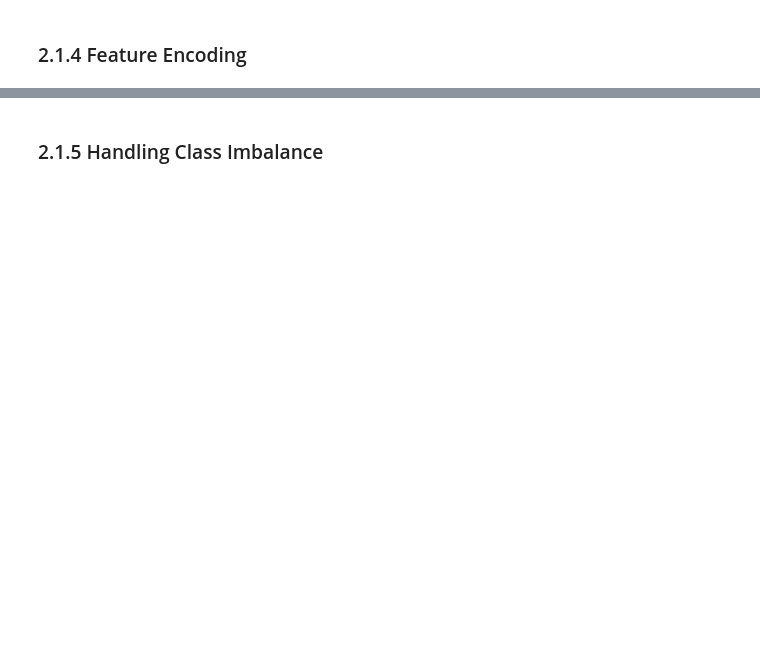
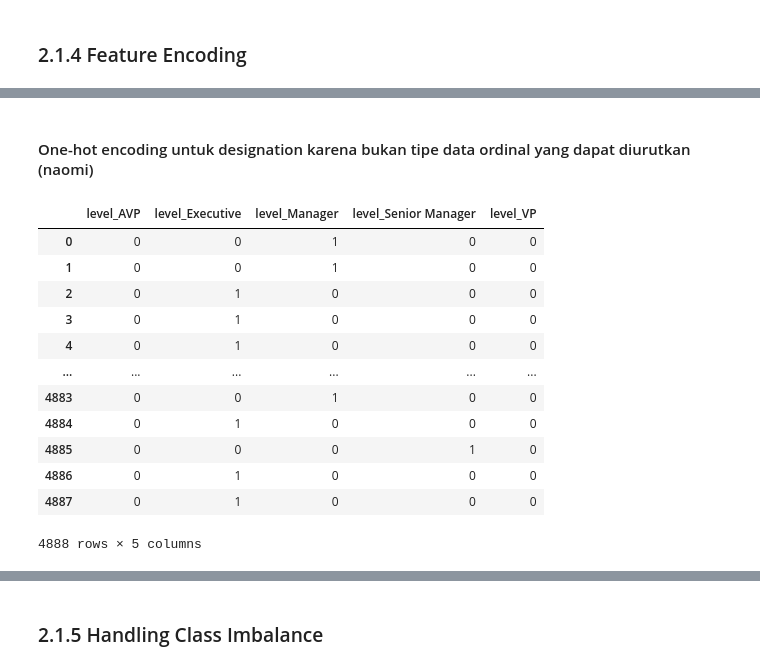
Before and after one commit to andreadeputra/Rakamin_Final_Project, a Jupyter notebook: Infinity.ipynb, the cells around one changed output, grey strips where cells are left out. Drawn from its saved outputs; the diff is of its cells as text; code cells hidden in the pictures; blank space fills up the shorter version.

```diff
--- a/Infinity.ipynb
+++ b/Infinity.ipynb
@@ -563,0 +624,22 @@ memory usage: 623.9+ KB
+# %%
+labelencoder = LabelEncoder()
+df['Gender'] = labelencoder.fit_transform(df['Gender'])
+df['TypeofContact'] = labelencoder.fit_transform(df['TypeofContact'])
+# %% [markdown]
+#### One-hot encoding untuk designation karena bukan tipe data ordinal yang dapat diurutkan (naomi)
+# %%
+pd.get_dummies(df['Designation'], prefix='level')
+# %% [output]
+|  | level_AVP | level_Executive | level_Manager | level_Senior Manager | level_VP |
+| 0 | 0 | 0 | 1 | 0 | 0 |
+| 1 | 0 | 0 | 1 | 0 | 0 |
+| 2 | 0 | 1 | 0 | 0 | 0 |
+| 3 | 0 | 1 | 0 | 0 | 0 |
+| 4 | 0 | 1 | 0 | 0 | 0 |
+| ... | ... | ... | ... | ... | ... |
+| 4883 | 0 | 0 | 1 | 0 | 0 |
+| 4884 | 0 | 1 | 0 | 0 | 0 |
+| 4885 | 0 | 0 | 0 | 1 | 0 |
+| 4886 | 0 | 1 | 0 | 0 | 0 |
+| 4887 | 0 | 1 | 0 | 0 | 0 |
+4888 rows × 5 columns
```
Also changed, not shown: parts of 27 cells of this notebook.
